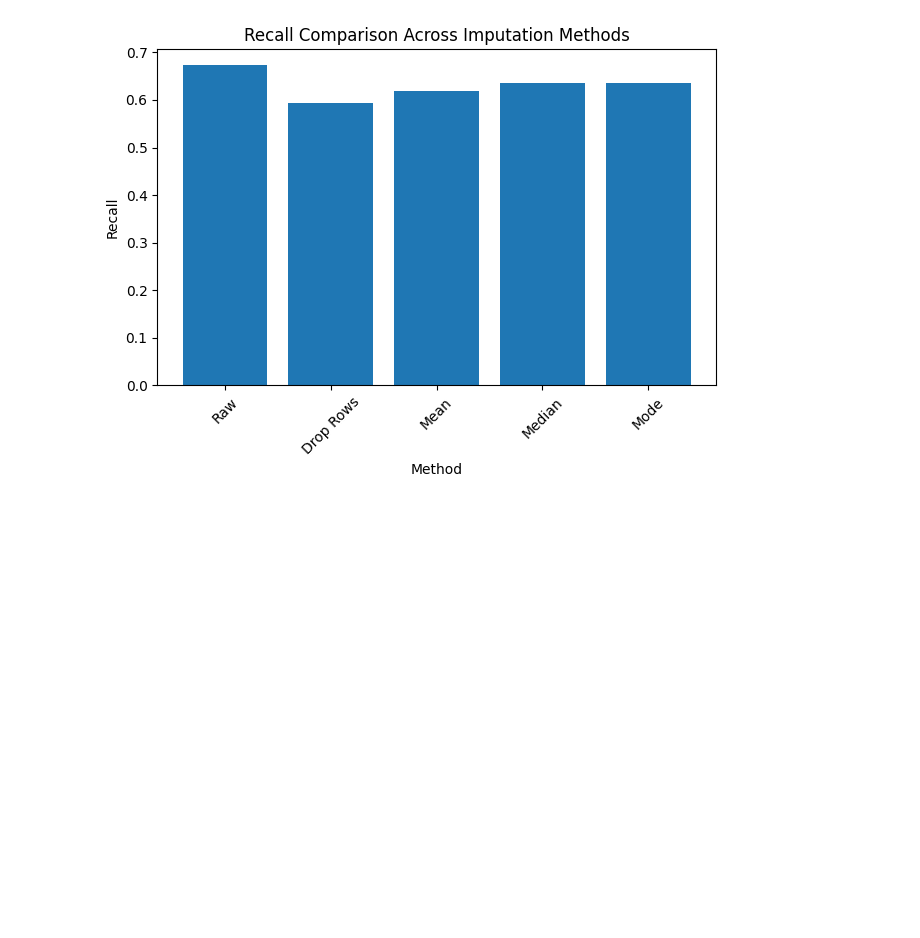
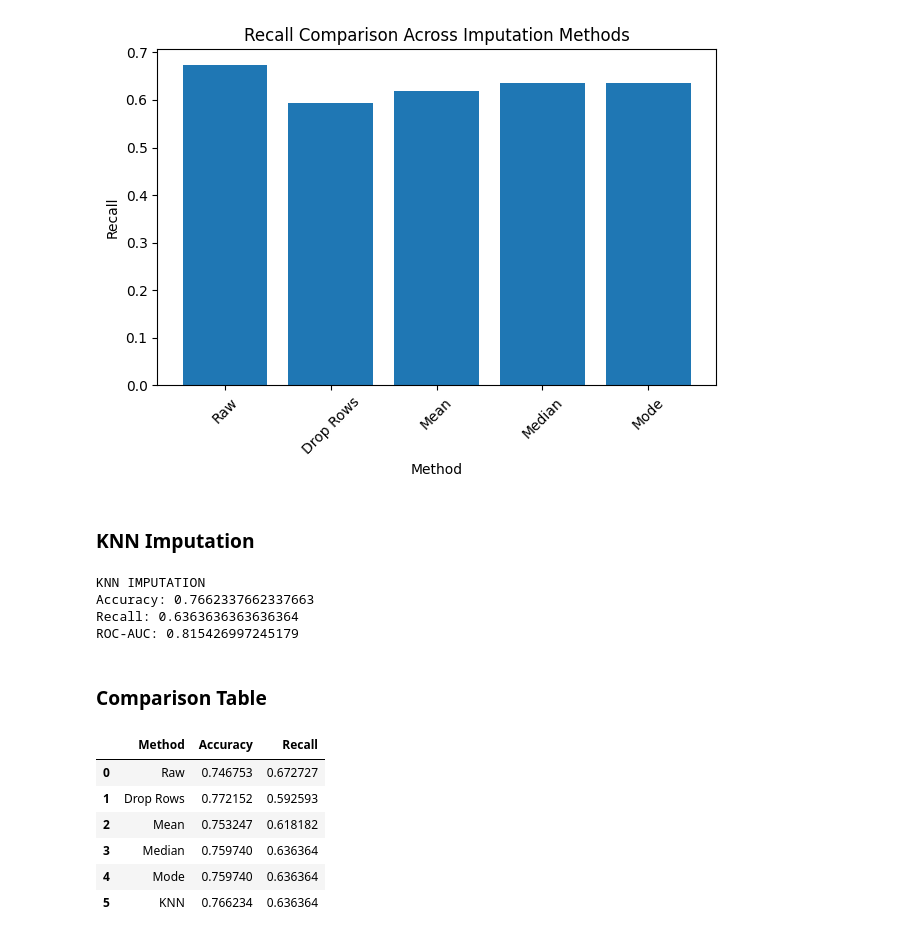
Before and after one commit to NihalAllam/capstone, a Jupyter notebook: notebooks/01_clean_pipeline.ipynb, the cells around one changed output. Saved outputs shown, nothing was run; the diff lists cells and outputs as text; code cells hidden in the pictures; blank space fills up the shorter version.

Commit message:
KNN Imputation and results

```diff
--- a/notebooks/01_clean_pipeline.ipynb
+++ b/notebooks/01_clean_pipeline.ipynb
@@ -192,3 +191,5 @@ plt.tight_layout()
 plt.show()
 # %% [output]
 [figure]
+# %% [markdown]
+### KNN Imputation
@@ -194,0 +198,42 @@ plt.show()
+# %%
+df_knn = replace_invalid_zeros(df)
+
+X = df_knn.drop("Outcome", axis=1)
+y = df_knn["Outcome"]
+
+X_train, X_test, y_train, y_test = train_test_split(
+    X, y, test_size=0.2, random_state=42
+)
+
+X_train_knn, X_test_knn = knn_impute_train_test(X_train, X_test, n_neighbors=5)
+
+model = train_logistic_regression(X_train_knn, y_train)
+acc_knn, rec_knn, auc_knn = evaluate_model(model, X_test_knn, y_test)
+
+print("KNN IMPUTATION")
+print("Accuracy:", acc_knn)
+print("Recall:", rec_knn)
+print("ROC-AUC:", auc_knn)
+# %% [output]
+KNN IMPUTATION
+Accuracy: 0.7662337662337663
+Recall: 0.6363636363636364
+ROC-AUC: 0.815426997245179
+# %% [markdown]
+### Comparison Table
+# %%
+results_df = pd.DataFrame({
+    "Method": ["Raw", "Drop Rows", "Mean", "Median", "Mode", "KNN"],
+    "Accuracy": [acc_raw, acc_drop, acc_mean, acc_median, acc_mode, acc_knn],
+    "Recall": [rec_raw, rec_drop, rec_mean, rec_median, rec_mode, rec_knn]
+})
+
+results_df
+# %% [output]
+|  | Method | Accuracy | Recall |
+| 0 | Raw | 0.746753 | 0.672727 |
+| 1 | Drop Rows | 0.772152 | 0.592593 |
+| 2 | Mean | 0.753247 | 0.618182 |
+| 3 | Median | 0.759740 | 0.636364 |
+| 4 | Mode | 0.759740 | 0.636364 |
+| 5 | KNN | 0.766234 | 0.636364 |
```
Also changed, not shown: parts of 3 cells of this notebook.
